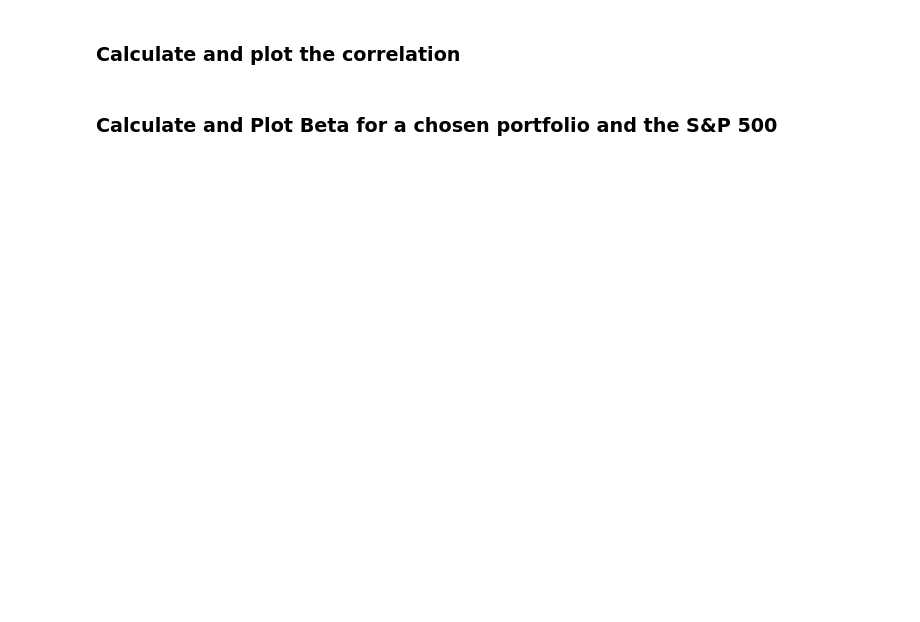
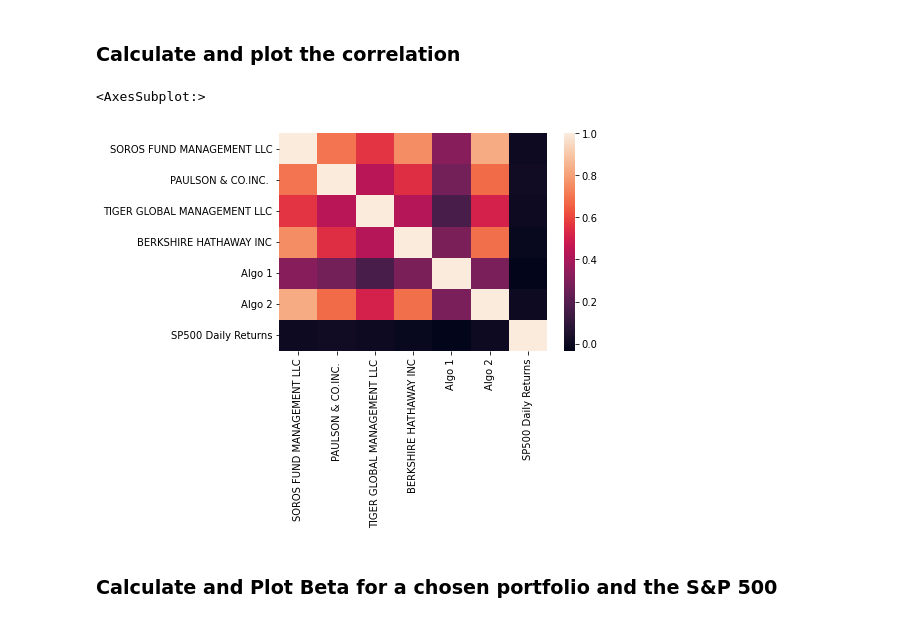
Before and after one commit to Avrpatel/Homework-3-Pandas, a Jupyter notebook: Starter_Code/whale_analysis.ipynb, the cells around one changed output. Drawn from its saved outputs; the diff is of its cells as text; code cells hidden in the pictures; blank space fills up the shorter version.

```diff
--- a/Starter_Code/whale_analysis.ipynb
+++ b/Starter_Code/whale_analysis.ipynb
@@ -334,8 +320,14 @@ Risk changes over time. Analyze the rolling statistics for Risk and Beta.
 ### Calculate and plot the correlation
 # %%
 # Calculate the correlation
+# Display de correlation matrix
 
-# Display de correlation matrix
+fin_corr = all_returns.corr()
+
+sns.heatmap(fin_corr)
+# %% [output]
+<AxesSubplot:>
+[figure, added]
 # %% [markdown]
 ### Calculate and Plot Beta for a chosen portfolio and the S&P 500
 # %%
```
Also changed, not shown: parts of 29 cells of this notebook, 4 other files.
